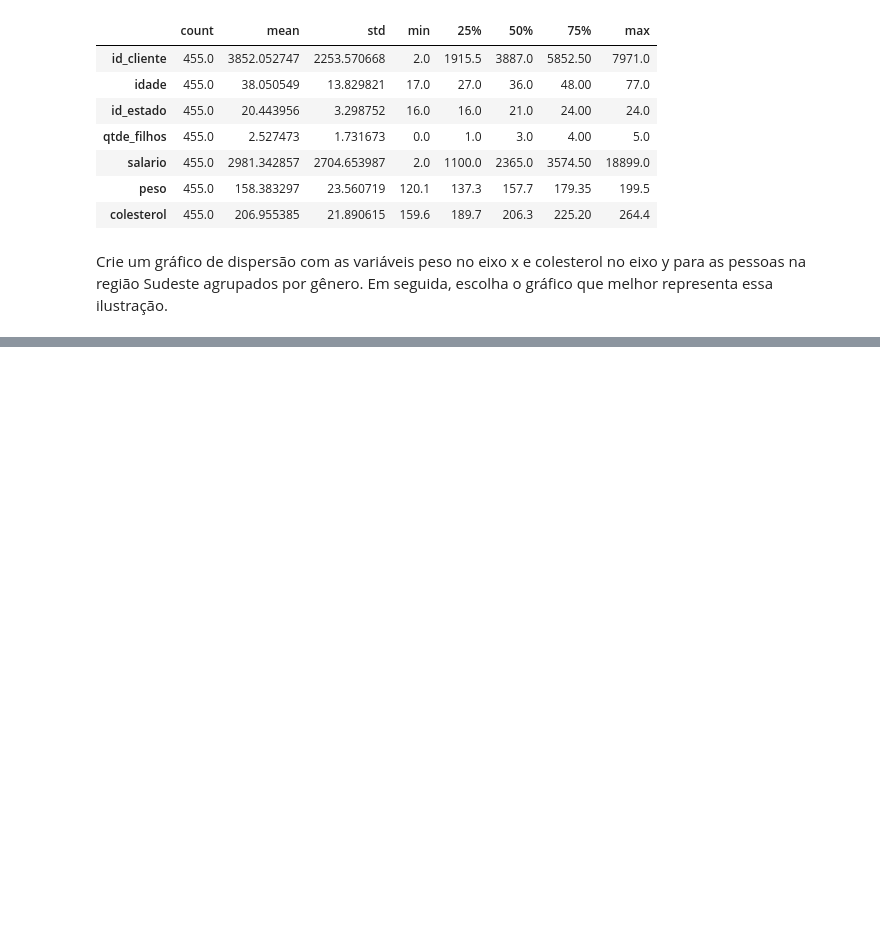
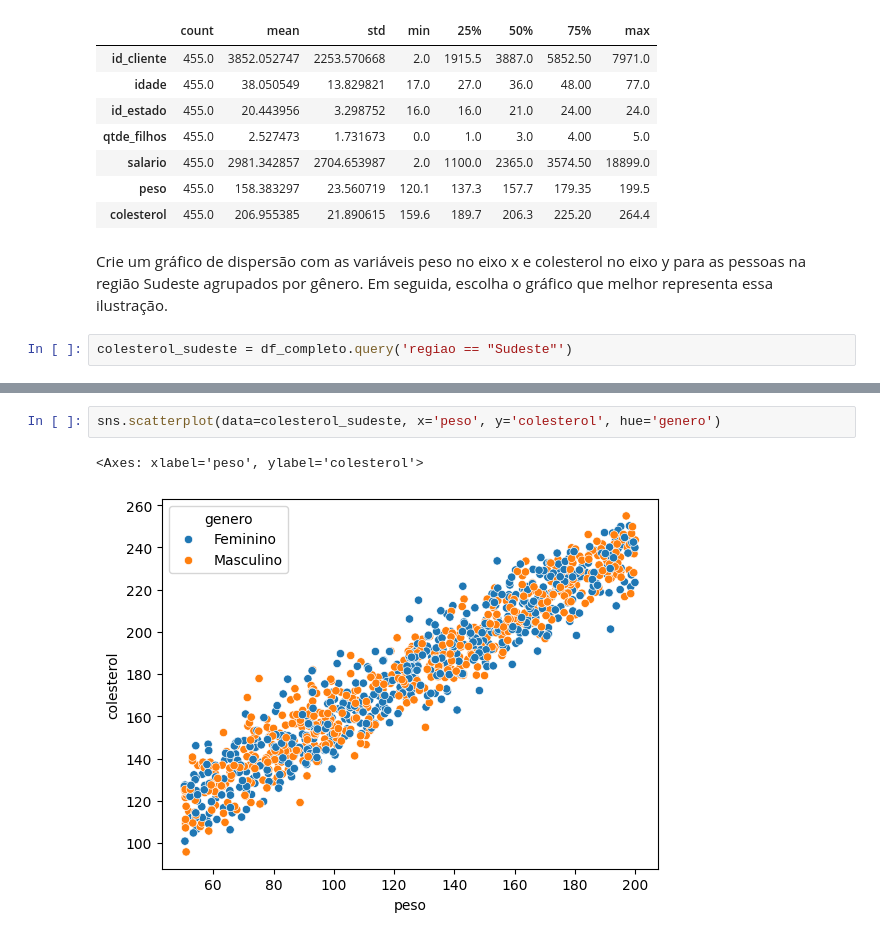
Before and after one commit to jorgelzsilva/AMM1, a Jupyter notebook: src/analise.ipynb, the cells around one changed output, grey strips where cells are left out. Drawn from its saved outputs; the diff is of its cells as text; blank space fills up the shorter version.

```diff
--- a/src/analise.ipynb
+++ b/src/analise.ipynb
@@ -133,3 +133,5 @@ media_dp_sul.describe().transpose()
 | colesterol | 455.0 | 206.955385 | 21.890615 | 159.6 | 189.7 | 206.3 | 225.20 | 264.4 |
 # %% [markdown]
 Crie um gráfico de dispersão com as variáveis peso no eixo x e colesterol no eixo y para as pessoas na região Sudeste agrupados por gênero. Em seguida, escolha o gráfico que melhor representa essa ilustração.
+# %%
+colesterol_sudeste = df_completo.query('regiao == "Sudeste"')
@@ -135,0 +147,5 @@ Crie um gráfico de dispersão com as variáveis peso no eixo x e colesterol no
+# %%
+sns.scatterplot(data=colesterol_sudeste, x='peso', y='colesterol', hue='genero')
+# %% [output]
+<Axes: xlabel='peso', ylabel='colesterol'>
+[figure, added]
```
Also changed, not shown: parts of 1 cell of this notebook.
